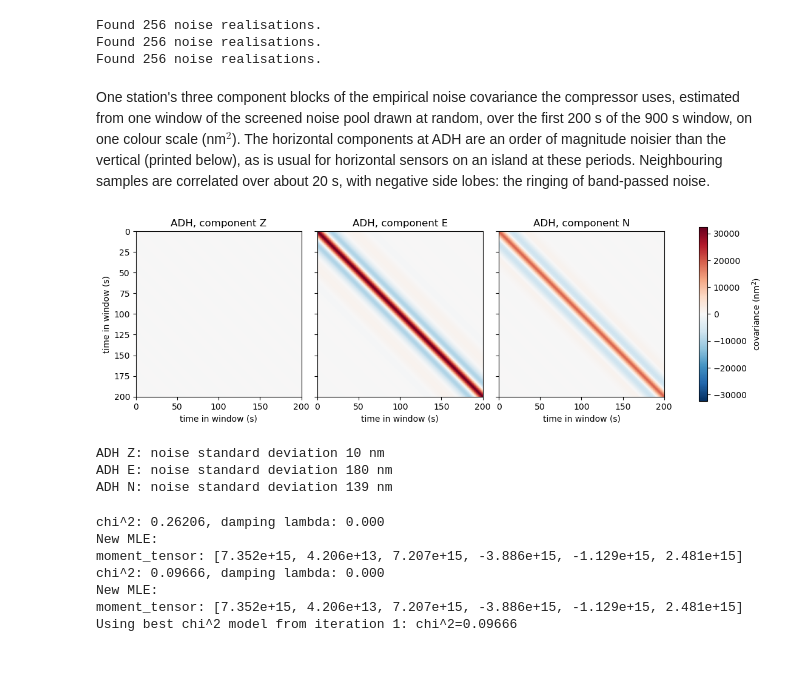
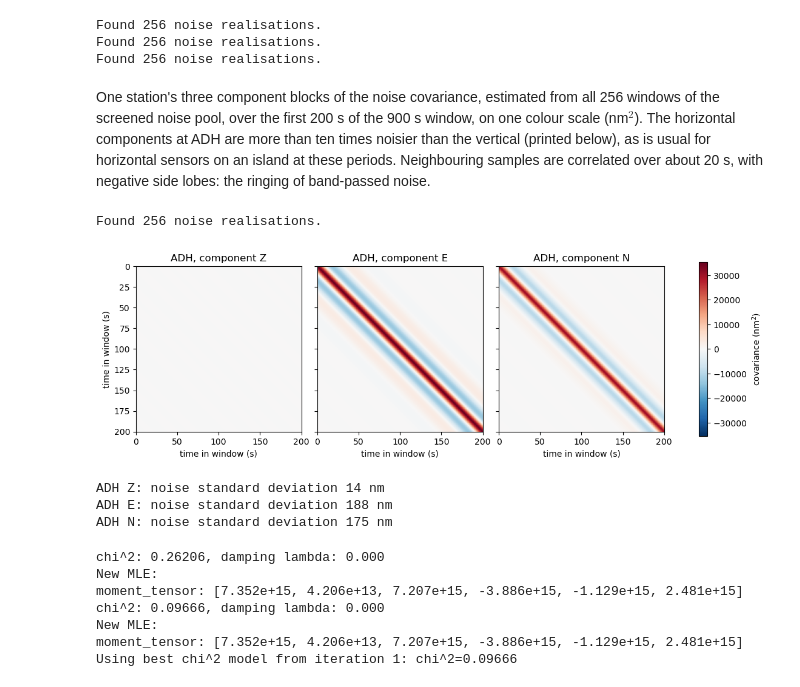
Before and after one commit to asaoulis/seismo-sbi, a Jupyter notebook: examples/azores_inversion.ipynb, the cells around one changed output. Drawn from its saved outputs; the diff is of its cells as text; code cells hidden in the pictures.

```diff
--- a/examples/azores_inversion.ipynb
+++ b/examples/azores_inversion.ipynb
@@ -200,32 +200,38 @@ Found 256 noise realisations.
 Found 256 noise realisations.
 Found 256 noise realisations.
 # %% [markdown]
-One station's three component blocks of the empirical noise covariance the compressor uses, estimated from one
-window of the screened noise pool drawn at random, over the first 200 s of the 900 s window, on one colour scale (nm$^2$). The horizontal components at ADH are an order of magnitude noisier than
-the vertical (printed below), as is usual for horizontal sensors on an island at these periods. Neighbouring
-samples are correlated over about 20 s, with negative side lobes: the ringing of band-passed noise.
+One station's three component blocks of the noise covariance, estimated from all 256 windows of the screened noise pool, over the first 200 s of the 900 s window, on one colour scale (nm$^2$). The horizontal components at ADH are more than ten times noisier than the vertical (printed below), as is usual for horizontal sensors on an island at these periods. Neighbouring samples are correlated over about 20 s, with negative side lobes: the ringing of band-passed noise.
 # %%
 import numpy as np
+from scipy.linalg import toeplitz
 
-station_index = 0
-station = receivers.receivers[station_index].station_name
-covariance_blocks = np.asarray(sbi_pipeline.compressors[compressor_name].C.covariance_matrix_arrays)
-blocks = covariance_blocks[3 * station_index:3 * station_index + 3, :200, :200] * 1e18
-scale, n_samples = np.abs(blocks).max(), blocks.shape[-1]
+from seismo_sbi.sbi.noises.covariance_estimator import EmpiricalCovarianceEstimator
+from seismo_sbi.sbi.noises.real_noise import RealNoiseSampler
+from seismo_sbi.simulators.receivers import Receivers
+
+pool = RealNoiseSampler(sbi_pipeline.simulation_parameters, noise_pool, sbi_pipeline.trace_length)
+windows = np.array([pool.draw_with_covariance(window_index=k).noise for k in range(len(pool.noise_paths))])
+first_station = Receivers(receivers=[receivers.receivers[0]])
+station = first_station.receivers[0].station_name
+autocovariances = EmpiricalCovarianceEstimator(None, first_station, simulation_config_options["components"], verbose=False
+                                               ).estimate_from_windows(windows[:, :3 * sbi_pipeline.trace_length])
+blocks = np.array([toeplitz(autocovariance[:200]) for autocovariance in autocovariances[station].values()]) * 1e18
+scale = np.abs(blocks).max()
 fig, axes = plt.subplots(1, 3, figsize=(11, 3.6), sharey=True, layout="constrained")
 for ax, block, component in zip(axes, blocks, simulation_config_options["components"]):
-    image = ax.imshow(block, cmap="RdBu_r", vmin=-scale, vmax=scale, extent=(0, n_samples, n_samples, 0))
+    image = ax.imshow(block, cmap="RdBu_r", vmin=-scale, vmax=scale, extent=(0, 200, 200, 0))
     ax.set(title=f"{station}, component {component}", xlabel="time in window (s)")
 axes[0].set_ylabel("time in window (s)")
 fig.colorbar(image, ax=axes.tolist(), shrink=0.85, label="covariance (nm$^2$)")
 plt.show()
 for block, component in zip(blocks, simulation_config_options["components"]):
     print(f"{station} {component}: noise standard deviation {np.sqrt(block[0, 0]):.0f} nm")
 # %% [output]
+Found 256 noise realisations.
-[figure, old version]
+[figure, new version]
-ADH Z: noise standard deviation 10 nm
-ADH E: noise standard deviation 180 nm
-ADH N: noise standard deviation 139 nm
+ADH Z: noise standard deviation 14 nm
+ADH E: noise standard deviation 188 nm
+ADH N: noise standard deviation 175 nm
 # %%
 # Set up the single real-event job and find the maximum-likelihood expansion point (iterative LSQ).
 import torch
```
Also changed, not shown: 2 other files.
